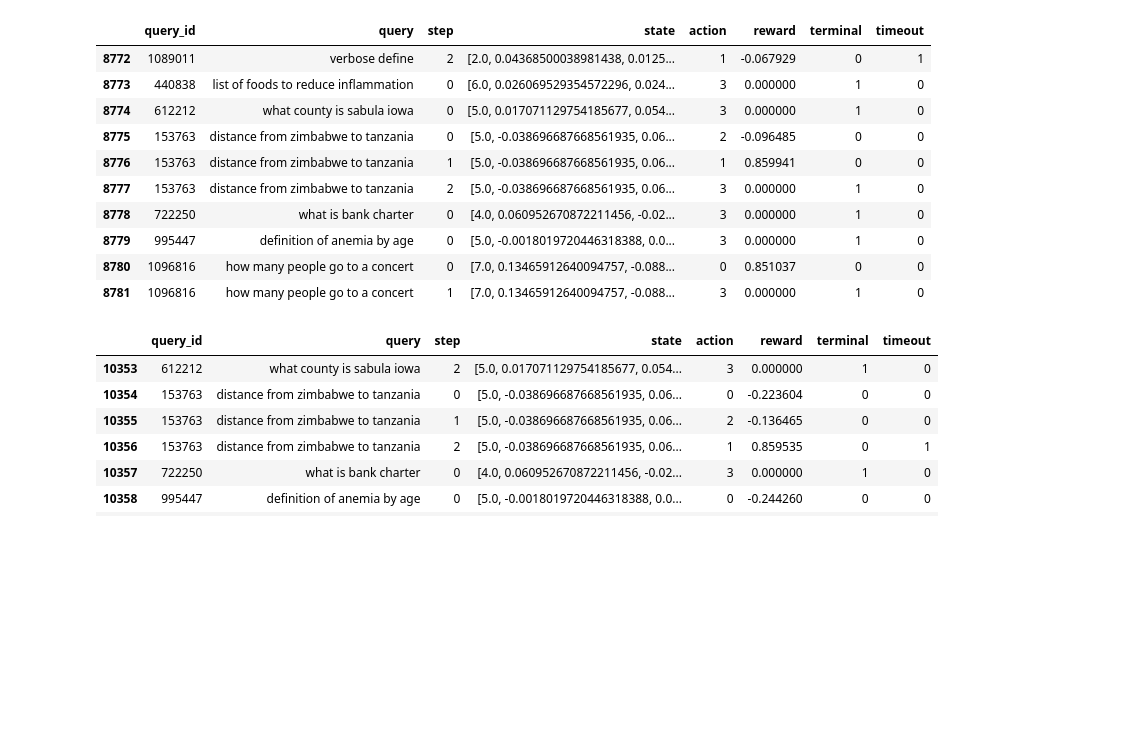
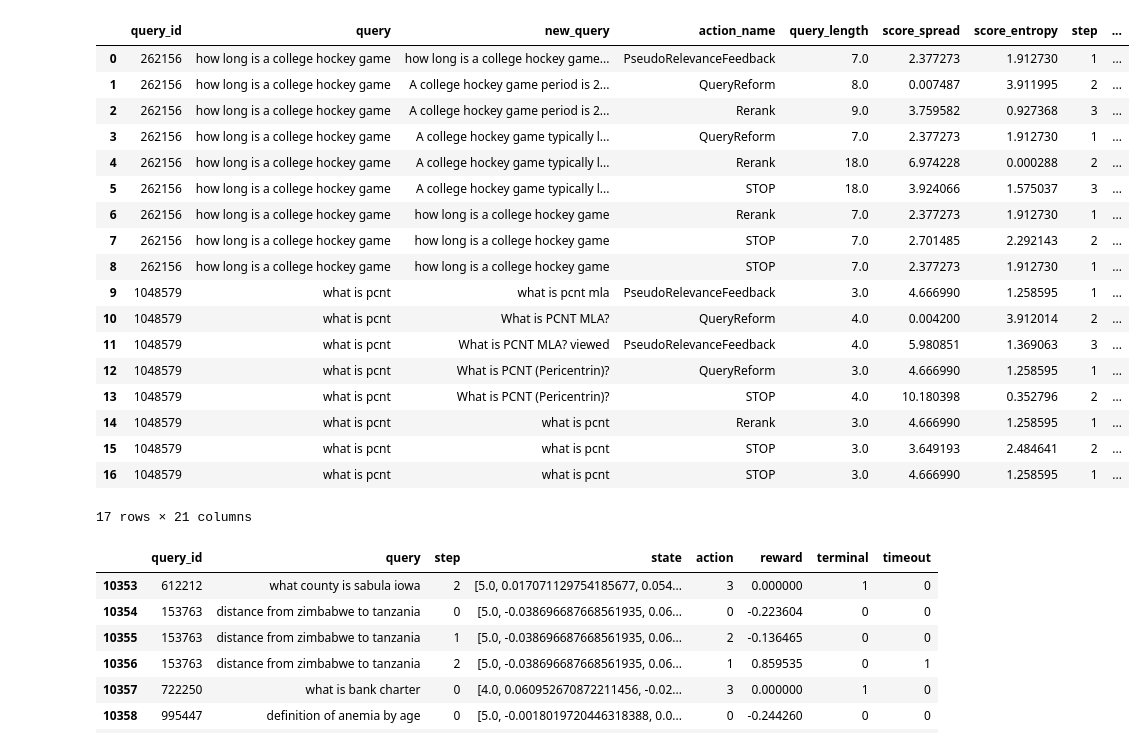
Before and after one commit to hanazouari23/Multi-Agent-Ensemble-for-Search-Through-Reinforcement-Optimization-MAESTRO-, a Jupyter notebook: notebooks/09_display_,mdp_dataset.ipynb, the cells around one changed output. Cells and saved outputs as stored; diff of their text form; code cells hidden in the pictures; blank space fills up the shorter version.

```diff
--- a/notebooks/09_display_,mdp_dataset.ipynb
+++ b/notebooks/09_display_,mdp_dataset.ipynb
@@ -1,19 +1,27 @@
 # %%
 import pandas as pd
-df_expert = pd.read_csv("../outputs/trajectories_expert_5k.csv")      # adjust filename
-df_expert.tail(10)
+df_tree = pd.read_csv("../outputs/trajectories_tree_branches_2.csv") # adjust filename
+df_tree
 # %% [output]
-|  | query_id | query | step | state | action | reward | terminal | timeout |
-| 8772 | 1089011 | verbose define | 2 | [2.0, 0.04368500038981438, 0.0125... | 1 | -0.067929 | 0 | 1 |
-| 8773 | 440838 | list of foods to reduce inflammation | 0 | [6.0, 0.026069529354572296, 0.024... | 3 | 0.000000 | 1 | 0 |
-| 8774 | 612212 | what county is sabula iowa | 0 | [5.0, 0.017071129754185677, 0.054... | 3 | 0.000000 | 1 | 0 |
-| 8775 | 153763 | distance from zimbabwe to tanzania | 0 | [5.0, -0.038696687668561935, 0.06... | 2 | -0.096485 | 0 | 0 |
-| 8776 | 153763 | distance from zimbabwe to tanzania | 1 | [5.0, -0.038696687668561935, 0.06... | 1 | 0.859941 | 0 | 0 |
-| 8777 | 153763 | distance from zimbabwe to tanzania | 2 | [5.0, -0.038696687668561935, 0.06... | 3 | 0.000000 | 1 | 0 |
-| 8778 | 722250 | what is bank charter | 0 | [4.0, 0.060952670872211456, -0.02... | 3 | 0.000000 | 1 | 0 |
-| 8779 | 995447 | definition of anemia by age | 0 | [5.0, -0.0018019720446318388, 0.0... | 3 | 0.000000 | 1 | 0 |
-| 8780 | 1096816 | how many people go to a concert | 0 | [7.0, 0.13465912640094757, -0.088... | 0 | 0.851037 | 0 | 0 |
-| 8781 | 1096816 | how many people go to a concert | 1 | [7.0, 0.13465912640094757, -0.088... | 3 | 0.000000 | 1 | 0 |
+|  | query_id | query | new_query | action_name | query_length | score_spread | score_entropy | step | ... |
+| 0 | 262156 | how long is a college hockey game | how long is a college hockey game... | PseudoRelevanceFeedback | 7.0 | 2.377273 | 1.912730 | 1 | ... |
+| 1 | 262156 | how long is a college hockey game | A college hockey game period is 2... | QueryReform | 8.0 | 0.007487 | 3.911995 | 2 | ... |
+| 2 | 262156 | how long is a college hockey game | A college hockey game period is 2... | Rerank | 9.0 | 3.759582 | 0.927368 | 3 | ... |
+| 3 | 262156 | how long is a college hockey game | A college hockey game typically l... | QueryReform | 7.0 | 2.377273 | 1.912730 | 1 | ... |
+| 4 | 262156 | how long is a college hockey game | A college hockey game typically l... | Rerank | 18.0 | 6.974228 | 0.000288 | 2 | ... |
+| 5 | 262156 | how long is a college hockey game | A college hockey game typically l... | STOP | 18.0 | 3.924066 | 1.575037 | 3 | ... |
+| 6 | 262156 | how long is a college hockey game | how long is a college hockey game | Rerank | 7.0 | 2.377273 | 1.912730 | 1 | ... |
+| 7 | 262156 | how long is a college hockey game | how long is a college hockey game | STOP | 7.0 | 2.701485 | 2.292143 | 2 | ... |
+| 8 | 262156 | how long is a college hockey game | how long is a college hockey game | STOP | 7.0 | 2.377273 | 1.912730 | 1 | ... |
+| 9 | 1048579 | what is pcnt | what is pcnt mla | PseudoRelevanceFeedback | 3.0 | 4.666990 | 1.258595 | 1 | ... |
+| 10 | 1048579 | what is pcnt | What is PCNT MLA? | QueryReform | 4.0 | 0.004200 | 3.912014 | 2 | ... |
+| 11 | 1048579 | what is pcnt | What is PCNT MLA? viewed | PseudoRelevanceFeedback | 4.0 | 5.980851 | 1.369063 | 3 | ... |
+| 12 | 1048579 | what is pcnt | What is PCNT (Pericentrin)? | QueryReform | 3.0 | 4.666990 | 1.258595 | 1 | ... |
+| 13 | 1048579 | what is pcnt | What is PCNT (Pericentrin)? | STOP | 4.0 | 10.180398 | 0.352796 | 2 | ... |
+| 14 | 1048579 | what is pcnt | what is pcnt | Rerank | 3.0 | 4.666990 | 1.258595 | 1 | ... |
+| 15 | 1048579 | what is pcnt | what is pcnt | STOP | 3.0 | 3.649193 | 2.484641 | 2 | ... |
+| 16 | 1048579 | what is pcnt | what is pcnt | STOP | 3.0 | 4.666990 | 1.258595 | 1 | ... |
+17 rows × 21 columns
 # %%
 import pandas as pd
 df_rerank = pd.read_csv("../outputs/trajectories_rerank_test_queries_5.csv")      # adjust filename
```
Also changed, not shown: 11 other files.
